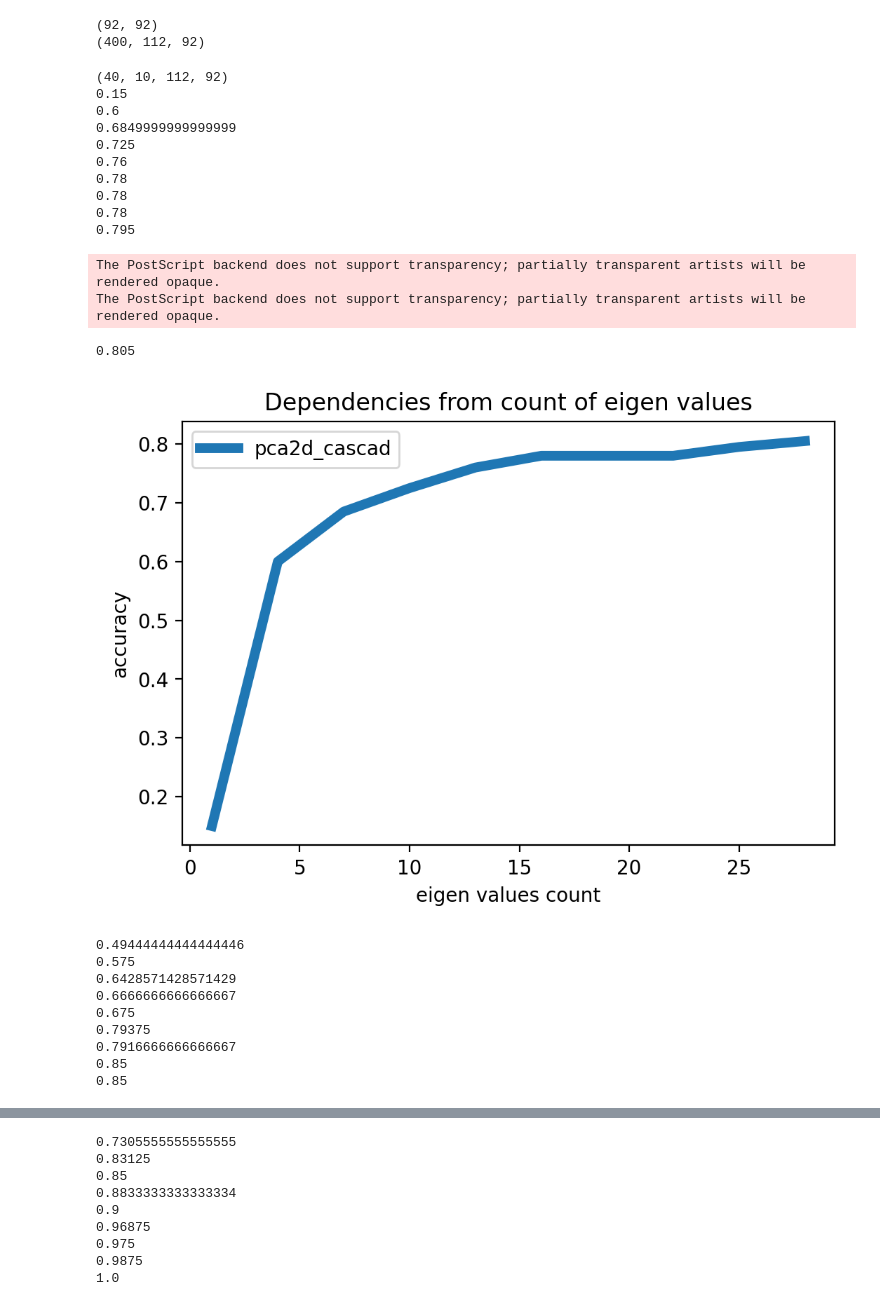
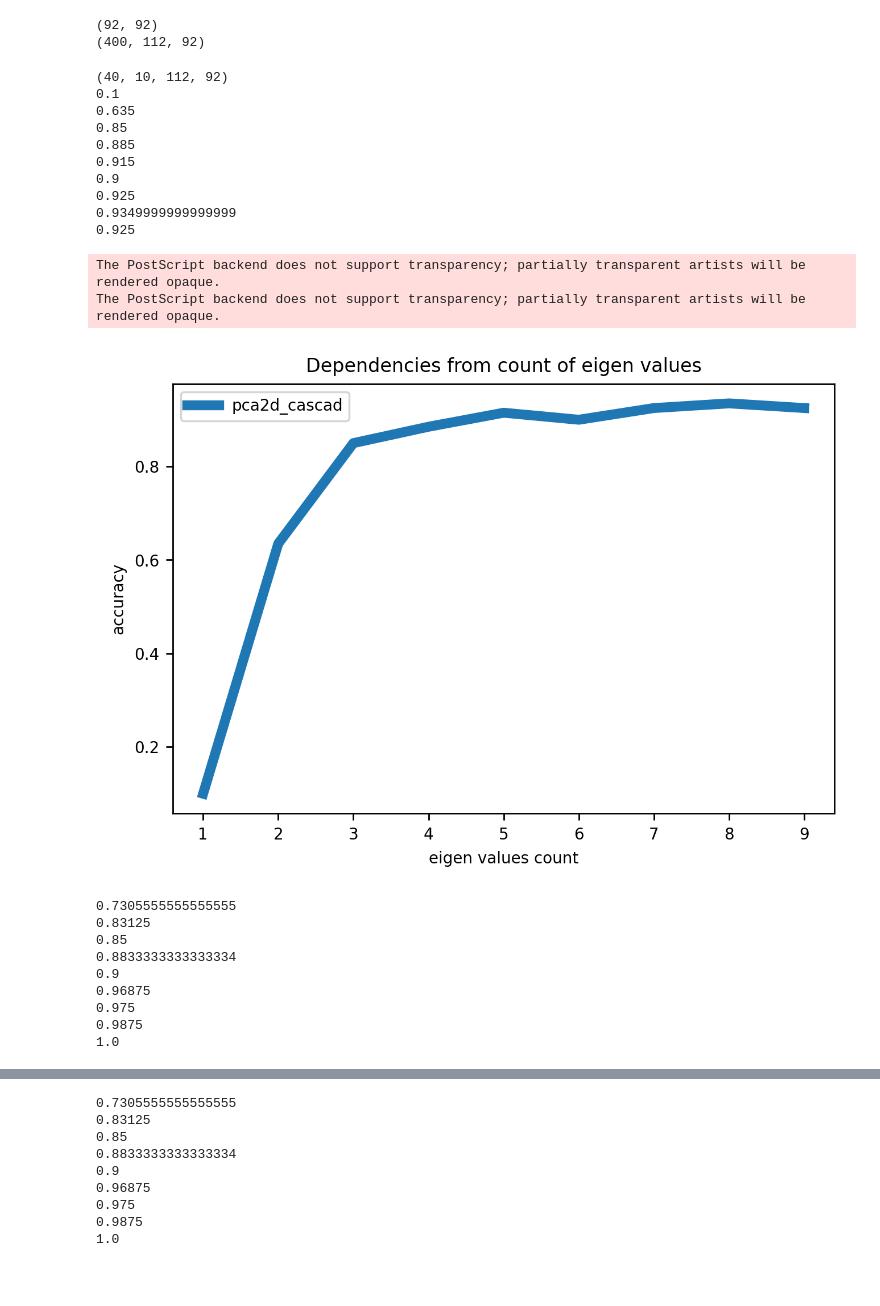
Before and after one commit to KapiWow/face_recognition, a Jupyter notebook: PCA.ipynb, the cells around one changed output, grey strips where cells are left out. Drawn from its saved outputs; the diff is of its cells as text; code cells hidden in the pictures; blank space fills up the shorter version.

```diff
--- a/PCA.ipynb
+++ b/PCA.ipynb
@@ -293,7 +293,7 @@ def get_pca2(imgs):
     V = np.cov(imgs)
     values, vectors = eig(V)
     v2 = []
-    for i in range(30):
+    for i in range(50):
         v2.append(vectors[i])
     v2 = np.array(v2)
     temp = imgs.T.dot(v2.T).T
@@ -318,7 +318,7 @@ def get_pca_imgs_shmidt(imgs, main_values):
     return pca_shmidt
 # %%
 pca_eig_count_acc = []
-eigs =[1, 5, 10, 20, 30, 40, 50]
+eigs =[5, 10, 20, 30, 40, 50]
 
 print(np.array(imgs).shape)
 
@@ -351,6 +350,6 @@ The PostScript backend does not support transparency; partially transparent arti
 # %%
 pca_acc_gramm = []
-pca_shmidt = get_pca_imgs_shmidt(imgs, 30)
+pca_shmidt = get_pca_imgs_shmidt(imgs, 20)
 
 for i in range(1,test_count):
     test, train = test_train(pca_shmidt, i)
@@ -395,11 +394,14 @@ m_imgs = np.array([np.reshape(i, (reshapeY, reshapeX)) for i in m_imgs])
 m_cov = np.sum([np.dot(i, i.T) for i in m_imgs], axis = 0) / (reshapeY*reshapeX)
 values, vectors = eig(m_cov)
 m_imgs1 = np.array([np.dot(vectors.T, i) for i in m_imgs])
+# m_imgs1 = np.array([np.dot(vectors, i) for i in m_imgs])
+
 
 m_cov2 = np.sum([np.dot(i.T, i) for i in m_imgs1], axis = 0) / (reshapeY*reshapeX)
 print(m_cov2.shape)
-values, vectors = eig(m_cov2)
-m_imgs2 = np.array([np.dot(i, vectors) for i in m_imgs])
+values2, vectors2 = eig(m_cov2)
+m_imgs2 = np.array([np.dot(i, vectors2) for i in m_imgs1])
+# m_imgs2 = np.array([np.dot(i, vectors.T) for i in m_imgs])
 print(m_imgs2.shape)
 # %% [output]
 (92, 92)
@@ -411,39 +413,38 @@ def pca2d_to_fin(imgs, size_x, size_y):
     return res
 # %%
 pca_eig_count_acc = []
-eigs_2d=list(range(1,30, 3))
+eigs_2d=list(range(1,10))
 
 print(np.array(imgs).shape)
 
 for eig_count in eigs_2d:
     imgs_pca = pca2d_to_fin(m_imgs2, eig_count, eig_count)
     test, train = test_train(imgs_pca, 5)
     _, acc = (fr(test, train, 5))
     pca_eig_count_acc.append(acc)
 
 x = list(range(1,10))
 plt.title('Dependencies from count of eigen values')   # заголовок
 plt.xlabel('eigen values count')   # подпись оси OX
 plt.ylabel('accuracy')   # подпись оси OY
 plt.plot(eigs_2d, pca_eig_count_acc, label = "pca2d_cascad", linewidth=5.0)
 
 plt.legend()
 plt.savefig("res/pca2d_cascad_eig.eps")
 # %% [output]
 (40, 10, 112, 92)
-0.15
-0.6
-0.6849999999999999
-0.725
-0.76
-0.78
-0.78
-0.78
-0.795
+0.1
+0.635
+0.85
+0.885
+0.915
+0.9
+0.925
+0.9349999999999999
+0.925
 The PostScript backend does not support transparency; partially transparent artists will be rendered opaque.
 The PostScript backend does not support transparency; partially transparent artists will be rendered opaque.
-0.805
-[figure, old version]
+[figure, new version]
 # %%
 imgs_2dpca_cascad = []
 pca2d_cascad_acc = []
@@ -455,15 +456,15 @@ for i in range(1,test_count):
     result[i-1][4], acc = (fr(test, train, i))
     pca2d_cascad_acc.append(acc)
 # %% [output]
-0.49444444444444446
-0.575
-0.6428571428571429
-0.6666666666666667
-0.675
-0.79375
-0.7916666666666667
+0.7305555555555555
+0.83125
 0.85
-0.85
+0.8833333333333334
+0.9
+0.96875
+0.975
+0.9875
+1.0
 # %%
 plt.title('Dependencies from count of etalons')   # заголовок
 plt.xlabel('etalon count')   # подпись оси OX
```
Also changed, not shown: parts of 24 cells of this notebook, 12 other files.
